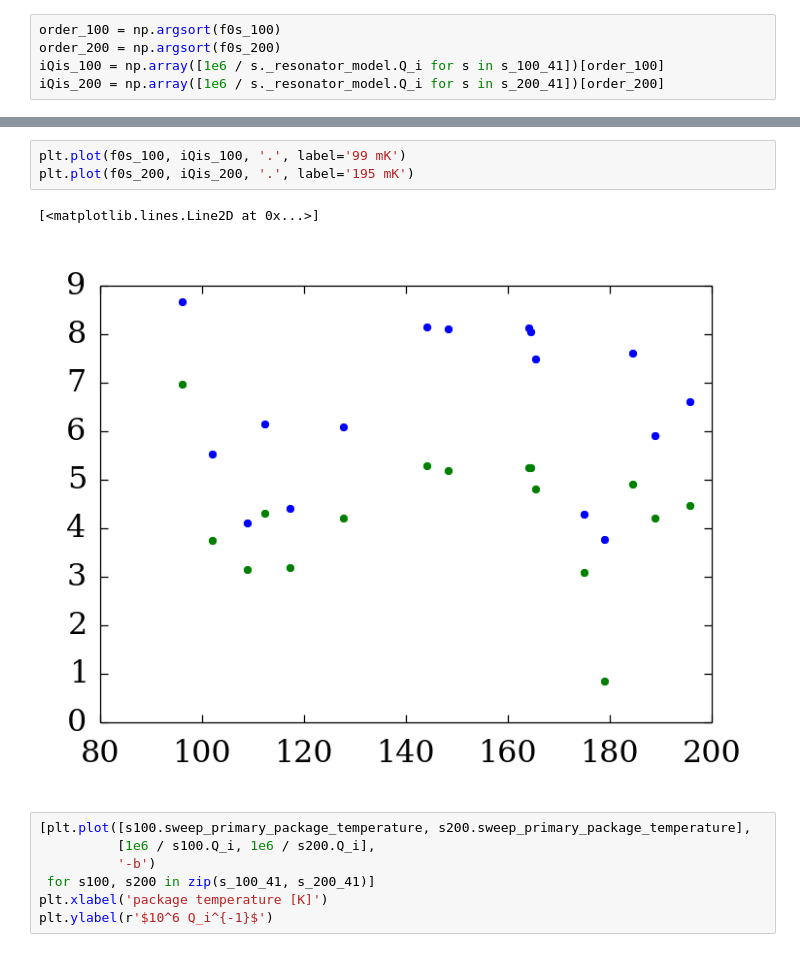
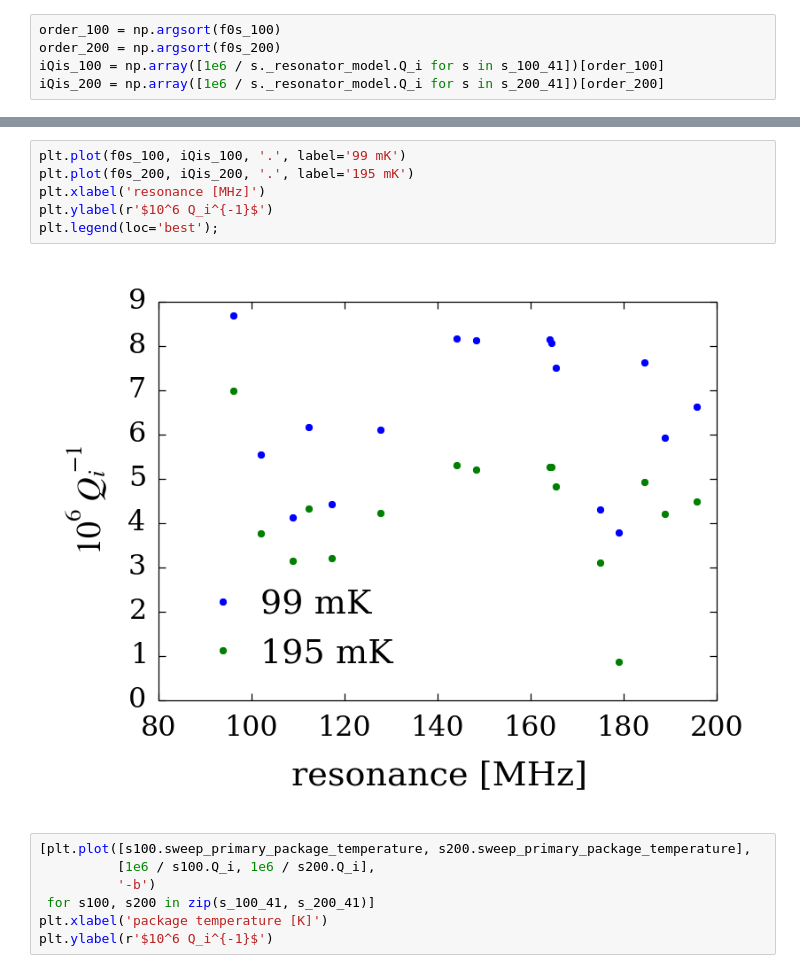
Before and after one commit to danielflanigan/ColumbiaCMB-notebooks, a Jupyter notebook: mkid/STAR_Cryo_140825/0813f8/2014-12-02_back-bending.ipynb, the cells around one changed output, grey strips where cells are left out. Drawn from its saved outputs; the diff is of its cells as text.

```diff
--- a/mkid/STAR_Cryo_140825/0813f8/2014-12-02_back-bending.ipynb
+++ b/mkid/STAR_Cryo_140825/0813f8/2014-12-02_back-bending.ipynb
@@ -80,9 +109,11 @@ iQis_200 = np.array([1e6 / s._resonator_model.Q_i for s in s_200_41])[order_200]
 # %%
 plt.plot(f0s_100, iQis_100, '.', label='99 mK')
 plt.plot(f0s_200, iQis_200, '.', label='195 mK')
+plt.xlabel('resonance [MHz]')
+plt.ylabel(r'$10^6 Q_i^{-1}$')
+plt.legend(loc='best');
 # %% [output]
-[<matplotlib.lines.Line2D at 0x...>]
-[figure, old version]
+[figure, new version]
 # %%
 [plt.plot([s100.sweep_primary_package_temperature, s200.sweep_primary_package_temperature],
           [1e6 / s100.Q_i, 1e6 / s200.Q_i],
```
Also changed, not shown: parts of 18 cells of this notebook.
